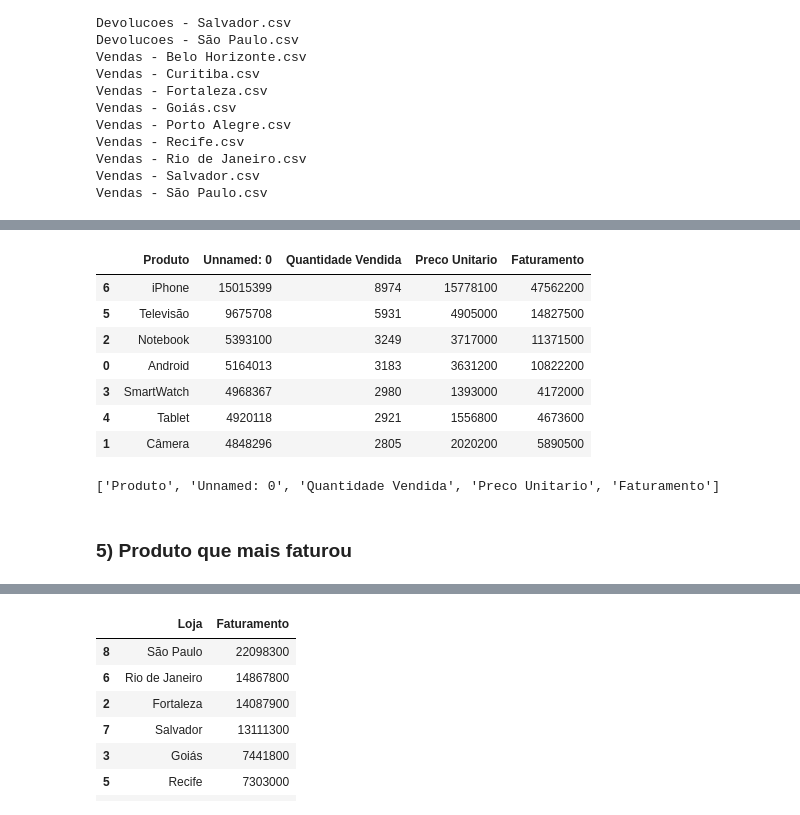
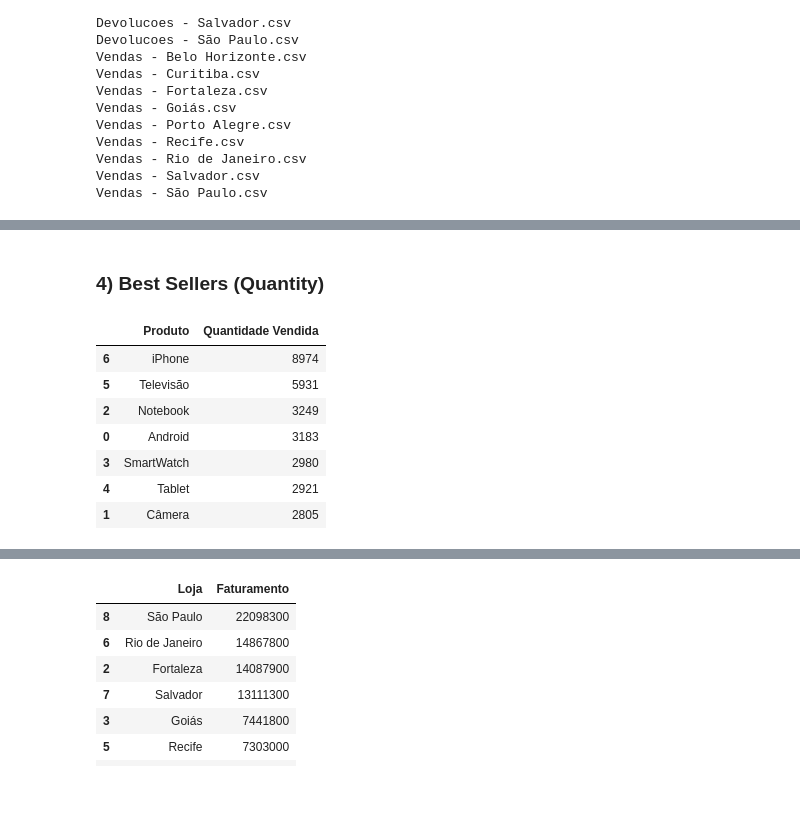
Before and after one commit to FilipeCamara/analise-de-vendas, a Jupyter notebook: sales-analysis.ipynb, the cells around one changed output, grey strips where cells are left out. Cells and saved outputs as stored; diff of their text form; code cells hidden in the pictures.

```diff
--- a/sales-analysis.ipynb
+++ b/sales-analysis.ipynb
@@ -45,4 +42,0 @@ for arquivo in lista_csv:
-# %%
-uni_tabela_vendas = pd.read_csv('uni_tabela_vendas')
-
-display(uni_tabela_vendas)
@@ -77,3 +67,3 @@ Preco Unitario        0
 dtype: int64
 # %%
-# uni_tabela_vendas.drop('Unnamed: 8', inplace=True, axis=1)
+uni_tabela_vendas.drop('Unnamed: 8', inplace=True, axis=1)
@@ -84,4 +69,0 @@ uni_tabela_vendas.to_csv('uni_tabela_vendas', index= False)
-# %%
-uni_tabela_vendas = pd.read_csv('uni_tabela_vendas')
-
-display(uni_tabela_vendas)
@@ -108,19 +79,15 @@ print(uni_tabela_vendas.columns.tolist())
+# %% [markdown]
+### 4) Best Sellers (Quantity)
 # %%
 mais_vendidos = uni_tabela_vendas.groupby(['Produto'], as_index= False).sum(['Quantidade Vendida']).sort_values(by= 'Quantidade Vendida', ascending= False)
 
-mais_vendidos
+mais_vendidos[['Produto', 'Quantidade Vendida']]
 # %% [output]
-|  | Produto | Unnamed: 0 | Quantidade Vendida | Preco Unitario | Faturamento |
-| 6 | iPhone | 15015399 | 8974 | 15778100 | 47562200 |
-| 5 | Televisão | 9675708 | 5931 | 4905000 | 14827500 |
-| 2 | Notebook | 5393100 | 3249 | 3717000 | 11371500 |
-| 0 | Android | 5164013 | 3183 | 3631200 | 10822200 |
-| 3 | SmartWatch | 4968367 | 2980 | 1393000 | 4172000 |
-| 4 | Tablet | 4920118 | 2921 | 1556800 | 4673600 |
-| 1 | Câmera | 4848296 | 2805 | 2020200 | 5890500 |
+|  | Produto | Quantidade Vendida |
+| 6 | iPhone | 8974 |
+| 5 | Televisão | 5931 |
+| 2 | Notebook | 3249 |
+| 0 | Android | 3183 |
+| 3 | SmartWatch | 2980 |
+| 4 | Tablet | 2921 |
+| 1 | Câmera | 2805 |
-# %%
-print(mais_vendidos.columns.to_list())
-# %% [output]
-['Produto', 'Unnamed: 0', 'Quantidade Vendida', 'Preco Unitario', 'Faturamento']
-# %% [markdown]
-### 5) Produto que mais faturou
```
Also changed, not shown: parts of 25 cells of this notebook, 3 other files.
